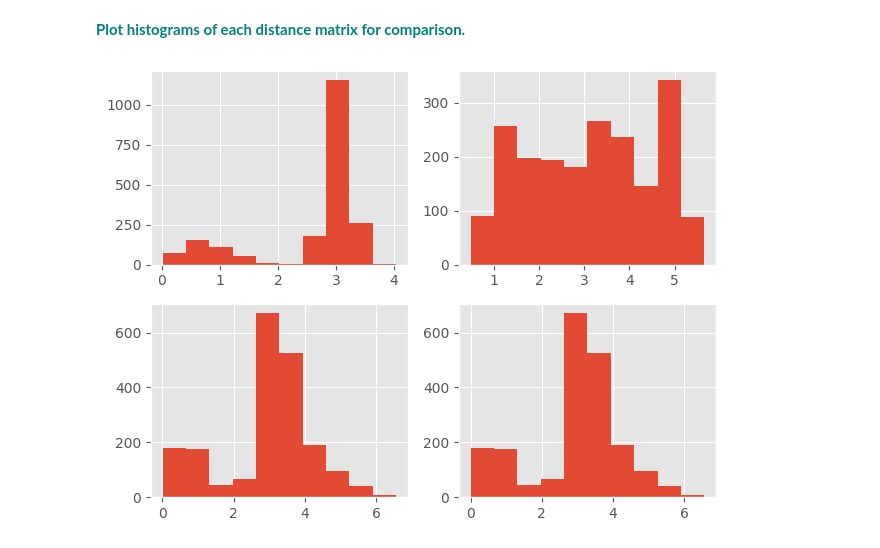
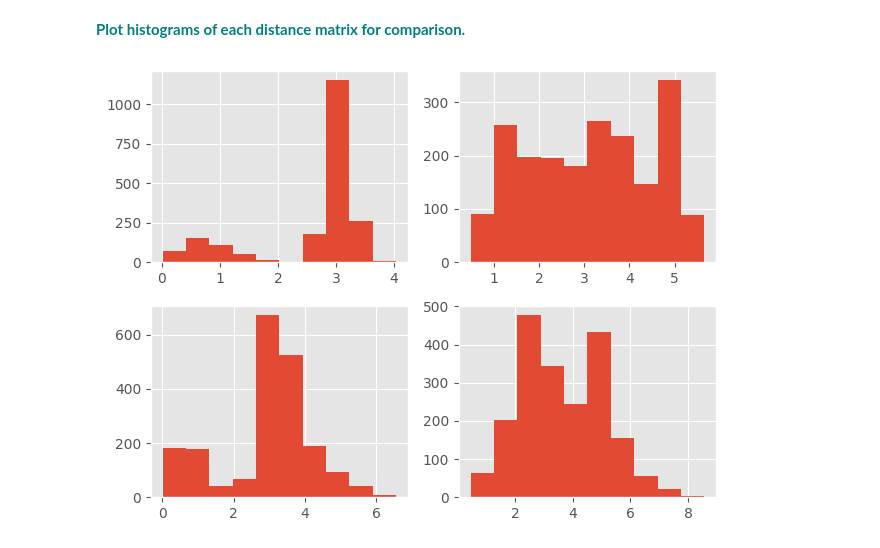
Before and after one commit to blue-santa/sprinboard-data-science-2026, a Jupyter notebook: 15-unsupervised-learning/02-euclidean-manhattan-distances/case-study-calculating-distances/Euclidean_and_Manhattan_Distances_Case_Study.ipynb, the cells around one changed output. Saved outputs shown, nothing was run; the diff lists cells and outputs as text; code cells hidden in the pictures.

```diff
--- a/15-unsupervised-learning/02-euclidean-manhattan-distances/case-study-calculating-distances/Euclidean_and_Manhattan_Distances_Case_Study.ipynb
+++ b/15-unsupervised-learning/02-euclidean-manhattan-distances/case-study-calculating-distances/Euclidean_and_Manhattan_Distances_Case_Study.ipynb
@@ -79,11 +79,11 @@ largeMat = np.random.random((10000,100))
 # %%
 fig, axes = plt.subplots(2, 2)
 
 axes[0, 0].hist(distEuclid)
 axes[0, 1].hist(distEuclid2)
 axes[1, 0].hist(distManhattan)
-axes[1, 1].hist(distManhattan)
+axes[1, 1].hist(distManhattan2)
 plt.tight_layout()
 plt.show()
 # %% [output]
-[figure, old version]
+[figure, new version]
```
